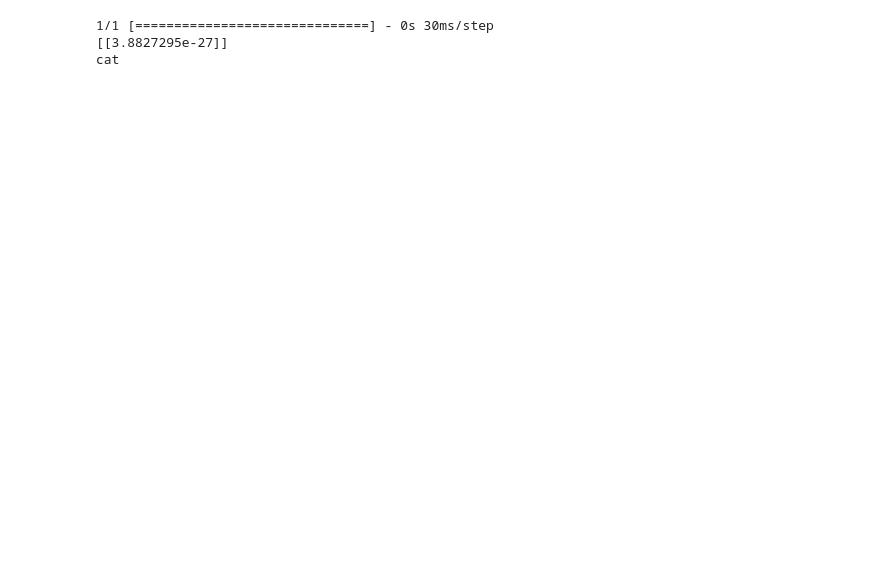
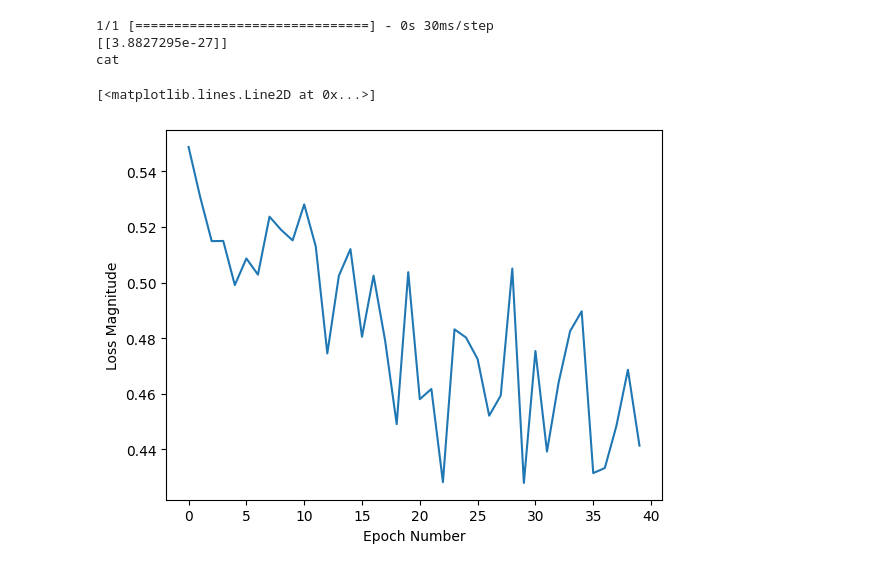
Before and after one commit to subhamghimire/image-classifier-dog-cat, a Jupyter notebook: classification.ipynb, the cells around one changed output. Cells and saved outputs as stored; diff of their text form; code cells hidden in the pictures; blank space fills up the shorter version.

Commit message:
Plot loss

```diff
--- a/classification.ipynb
+++ b/classification.ipynb
@@ -99,7 +101,7 @@ _________________________________________________________________
 
 #This is the augmentation configuration we will use for training
 
-model.fit(train_generator,
+history = model.fit(train_generator,
 	steps_per_epoch= nb_train_samples // batch_size,
 	epochs=epochs,
 	validation_data=validation_generator,
@@ -142,3 +160,10 @@ print(prediction)
 1/1 [==============================] - 0s 30ms/step
 [[3.8827295e-27]]
 cat
+# %%
+plt.xlabel('Epoch Number')
+plt.ylabel("Loss Magnitude")
+plt.plot(history.history['loss'])
+# %% [output]
+[<matplotlib.lines.Line2D at 0x...>]
+[figure, added]
```
Also changed, not shown: parts of 3 cells of this notebook.
